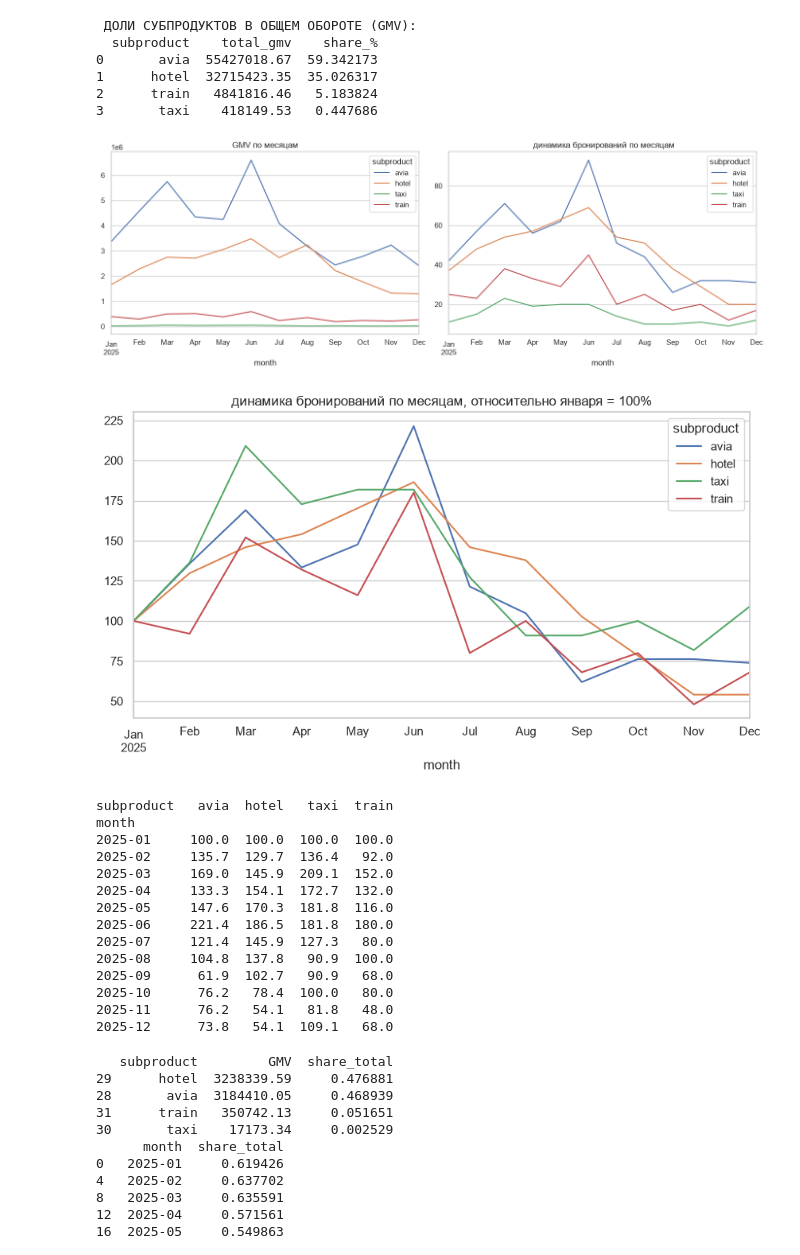
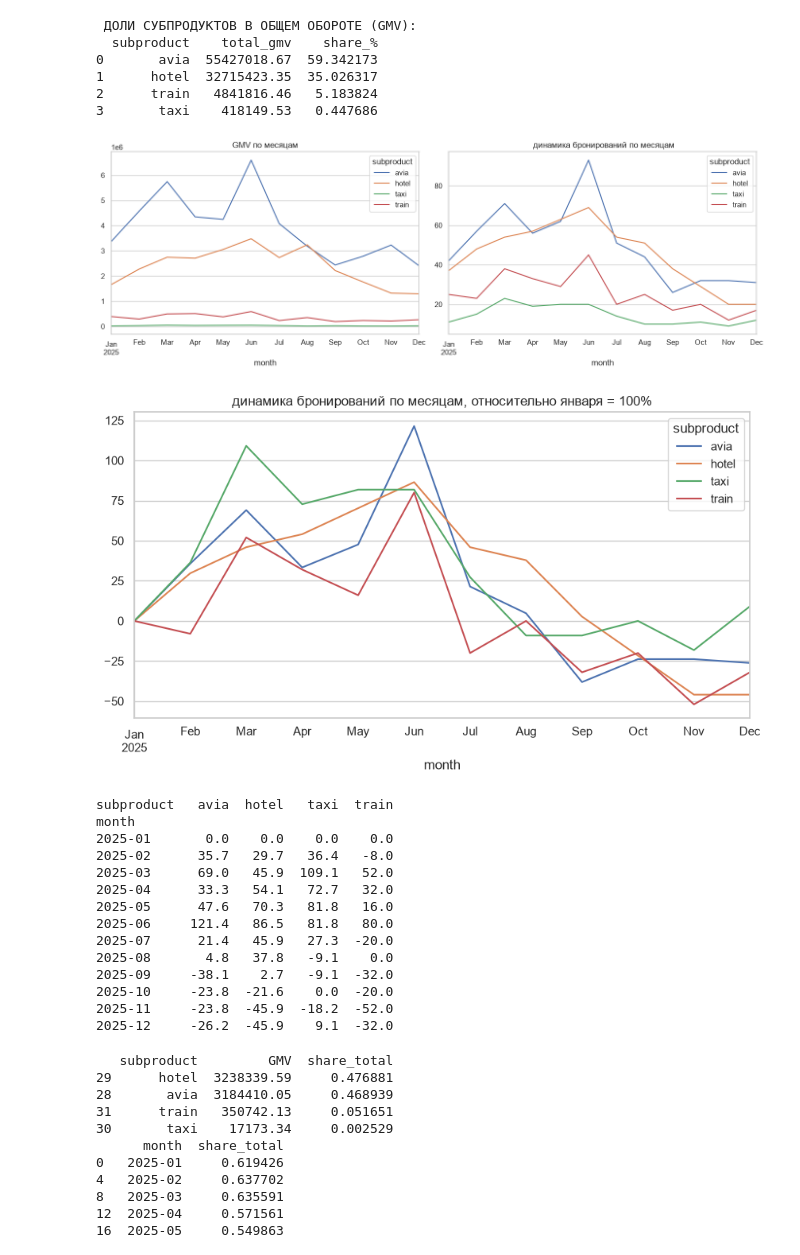
Before and after one commit to salaticc/test_yandex, a Jupyter notebook: analysis.ipynb, the cells around one changed output. Cells and saved outputs as stored; diff of their text form; code cells hidden in the pictures.

```diff
--- a/analysis.ipynb
+++ b/analysis.ipynb
@@ -587,35 +588,35 @@ print(total_gmv_per_product)
 # %%
 pivot_count = final_stats.pivot(index='month', columns='subproduct', values='booking_count')
 pivot_gmv = final_stats.pivot(index='month', columns='subproduct', values='GMV')
 
 fig, axes = plt.subplots(1, 2, figsize=(14, 5))
 pivot_gmv.plot(ax=axes[0], title='GMV по месяцам')
 pivot_count.plot(ax=axes[1], title=' динамика бронирований по месяцам')
 plt.tight_layout()
 plt.show()
 
-pivot_count_idx = pivot_count.div(pivot_count.iloc[0]) * 100
+pivot_count_idx = (pivot_count.div(pivot_count.iloc[0]) - 1) * 100
 pivot_count_idx.plot(figsize=(10,5), title='динамика бронирований по месяцам, относительно января = 100%')
 plt.show()
 
 print(pivot_count_idx.round(1))
 # %% [output]
 [figure]
-[figure, old version]
+[figure, new version]
 subproduct   avia  hotel   taxi  train
 month
-2025-01     100.0  100.0  100.0  100.0
-2025-02     135.7  129.7  136.4   92.0
-2025-03     169.0  145.9  209.1  152.0
-2025-04     133.3  154.1  172.7  132.0
-2025-05     147.6  170.3  181.8  116.0
-2025-06     221.4  186.5  181.8  180.0
-2025-07     121.4  145.9  127.3   80.0
-2025-08     104.8  137.8   90.9  100.0
-2025-09      61.9  102.7   90.9   68.0
-2025-10      76.2   78.4  100.0   80.0
-2025-11      76.2   54.1   81.8   48.0
-2025-12      73.8   54.1  109.1   68.0
+2025-01       0.0    0.0    0.0    0.0
+2025-02      35.7   29.7   36.4   -8.0
+2025-03      69.0   45.9  109.1   52.0
+2025-04      33.3   54.1   72.7   32.0
+2025-05      47.6   70.3   81.8   16.0
+2025-06     121.4   86.5   81.8   80.0
+2025-07      21.4   45.9   27.3  -20.0
+2025-08       4.8   37.8   -9.1    0.0
+2025-09     -38.1    2.7   -9.1  -32.0
+2025-10     -23.8  -21.6    0.0  -20.0
+2025-11     -23.8  -45.9  -18.2  -52.0
+2025-12     -26.2  -45.9    9.1  -32.0
 # %%
 final_stats['share_total'] = final_stats.groupby('month')['GMV'].transform(lambda x: x / x.sum())
 
```
Also changed, not shown: parts of 6 cells of this notebook.
